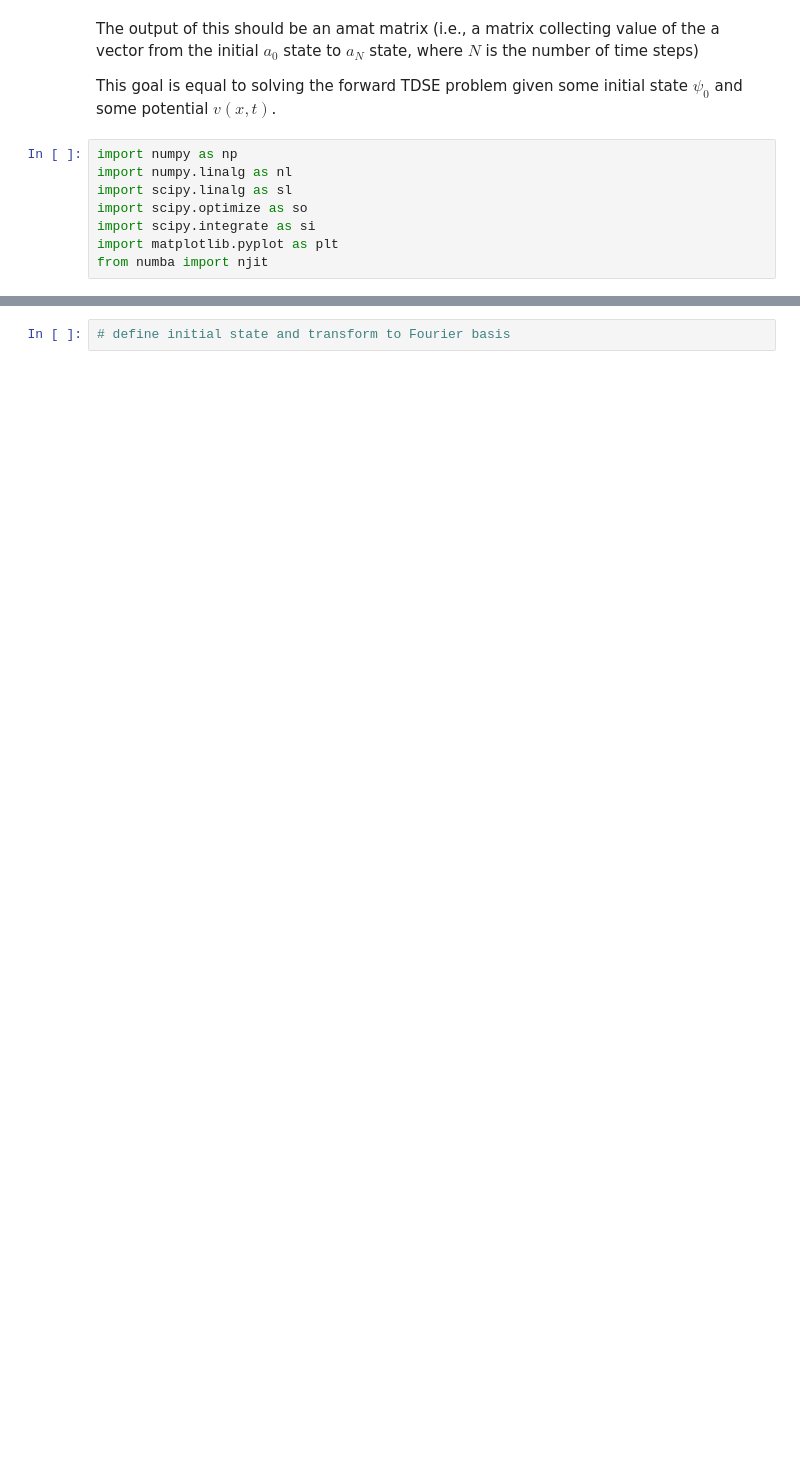
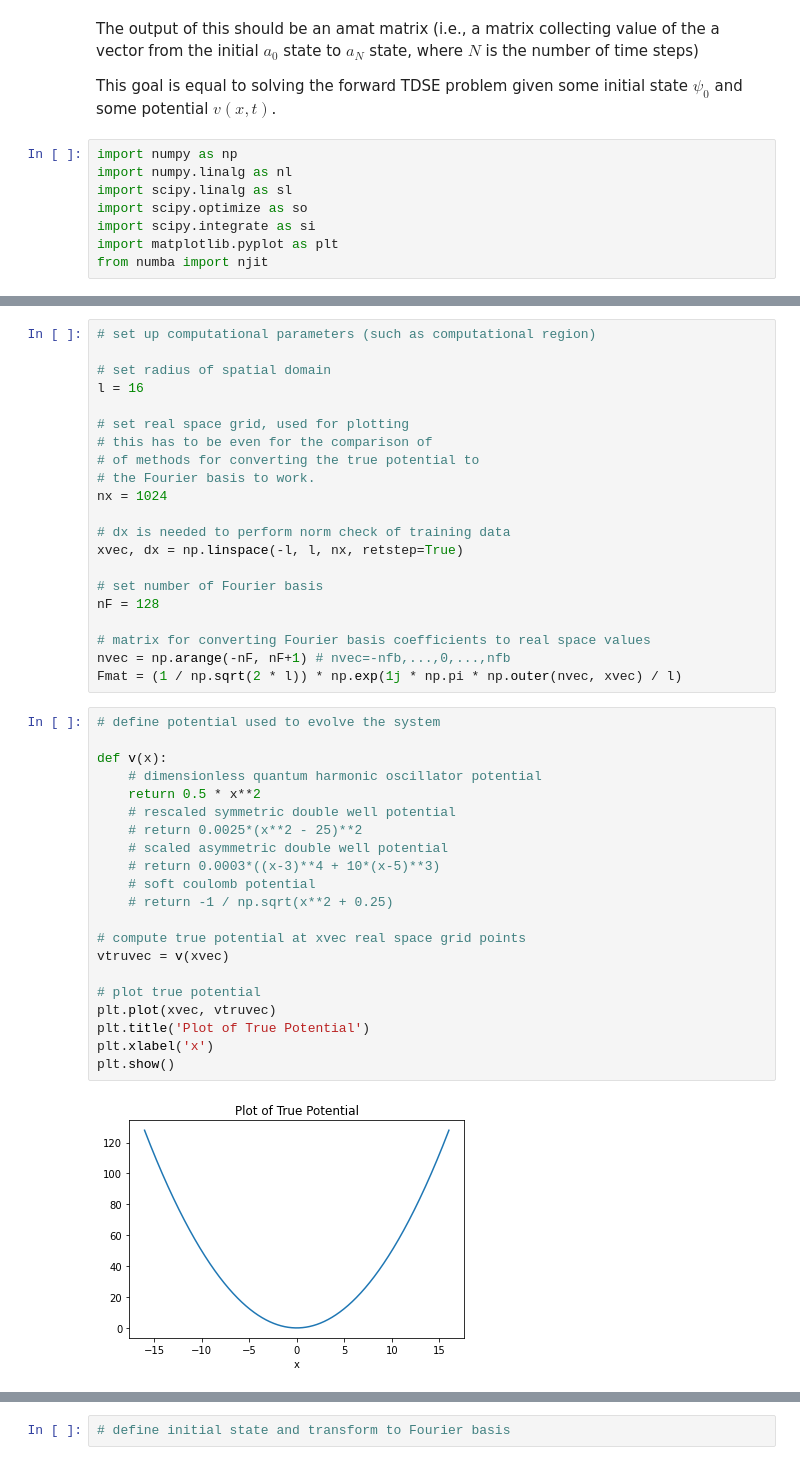
Before and after one commit to kbcollins/tdse, a Jupyter notebook: tdse-adj-gauss-train-data-gen-kbc.ipynb, the cells around one changed output, grey strips where cells are left out. Drawn from its saved outputs; the diff is of its cells as text; blank space fills up the shorter version.

```diff
--- a/tdse-adj-gauss-train-data-gen-kbc.ipynb
+++ b/tdse-adj-gauss-train-data-gen-kbc.ipynb
@@ -14,0 +24,44 @@ from numba import njit
+# %%
+# set up computational parameters (such as computational region)
+
+# set radius of spatial domain
+l = 16
+
+# set real space grid, used for plotting
+# this has to be even for the comparison of
+# of methods for converting the true potential to
+# the Fourier basis to work.
+nx = 1024
+
+# dx is needed to perform norm check of training data
+xvec, dx = np.linspace(-l, l, nx, retstep=True)
+
+# set number of Fourier basis
+nF = 128
+
+# matrix for converting Fourier basis coefficients to real space values
+nvec = np.arange(-nF, nF+1) # nvec=-nfb,...,0,...,nfb
+Fmat = (1 / np.sqrt(2 * l)) * np.exp(1j * np.pi * np.outer(nvec, xvec) / l)
+# %%
+# define potential used to evolve the system
+
+def v(x):
+    # dimensionless quantum harmonic oscillator potential
+    return 0.5 * x**2
+    # rescaled symmetric double well potential
+    # return 0.0025*(x**2 - 25)**2
+    # scaled asymmetric double well potential
+    # return 0.0003*((x-3)**4 + 10*(x-5)**3)
+    # soft coulomb potential
+    # return -1 / np.sqrt(x**2 + 0.25)
+
+# compute true potential at xvec real space grid points
+vtruvec = v(xvec)
+
+# plot true potential
+plt.plot(xvec, vtruvec)
+plt.title('Plot of True Potential')
+plt.xlabel('x')
+plt.show()
+# %% [output]
+[figure, added]
```
Also changed, not shown: parts of 4 cells of this notebook, 1 other file.
